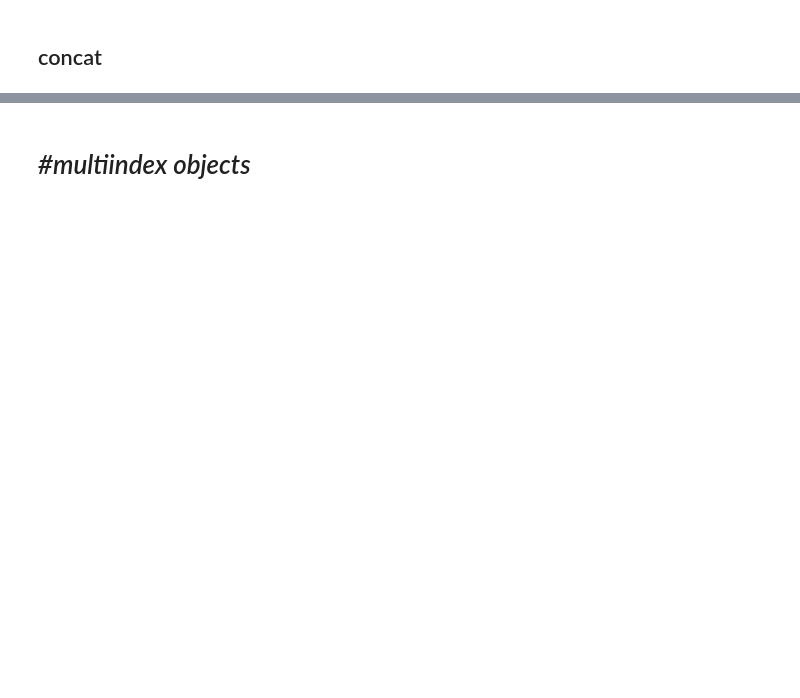
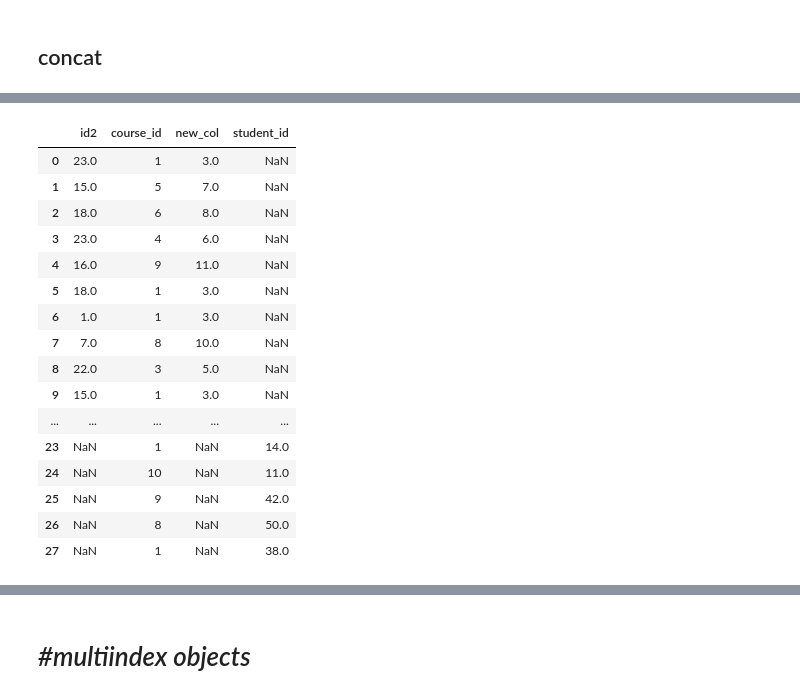
Before and after one commit to Kunalwagh107/n-python-numpy-pandas, a Jupyter notebook: pandas.ipynb, the cells around one changed output, grey strips where cells are left out. Saved outputs shown, nothing was run; the diff lists cells and outputs as text; code cells hidden in the pictures; blank space fills up the shorter version.

Commit message:
Updated : concatenating and merging (joining)

```diff
--- a/pandas.ipynb
+++ b/pandas.ipynb
@@ -1369,0 +1397,25 @@ vertical_concated_database
+# %%
+nov_renamed = nov.rename(columns={'student_id' : 'id2'})
+
+nov_renamed['new_col'] = nov['course_id']+2
+# %%
+vc_check = pd.concat([nov_renamed,dec])
+vc_check
+# %% [output]
+|  | id2 | course_id | new_col | student_id |
+| 0 | 23.0 | 1 | 3.0 | NaN |
+| 1 | 15.0 | 5 | 7.0 | NaN |
+| 2 | 18.0 | 6 | 8.0 | NaN |
+| 3 | 23.0 | 4 | 6.0 | NaN |
+| 4 | 16.0 | 9 | 11.0 | NaN |
+| 5 | 18.0 | 1 | 3.0 | NaN |
+| 6 | 1.0 | 1 | 3.0 | NaN |
+| 7 | 7.0 | 8 | 10.0 | NaN |
+| 8 | 22.0 | 3 | 5.0 | NaN |
+| 9 | 15.0 | 1 | 3.0 | NaN |
+| ... | ... | ... | ... | ... |
+| 23 | NaN | 1 | NaN | 14.0 |
+| 24 | NaN | 10 | NaN | 11.0 |
+| 25 | NaN | 9 | NaN | 42.0 |
+| 26 | NaN | 8 | NaN | 50.0 |
+| 27 | NaN | 1 | NaN | 38.0 |
```
Also changed, not shown: parts of 40 cells of this notebook.
